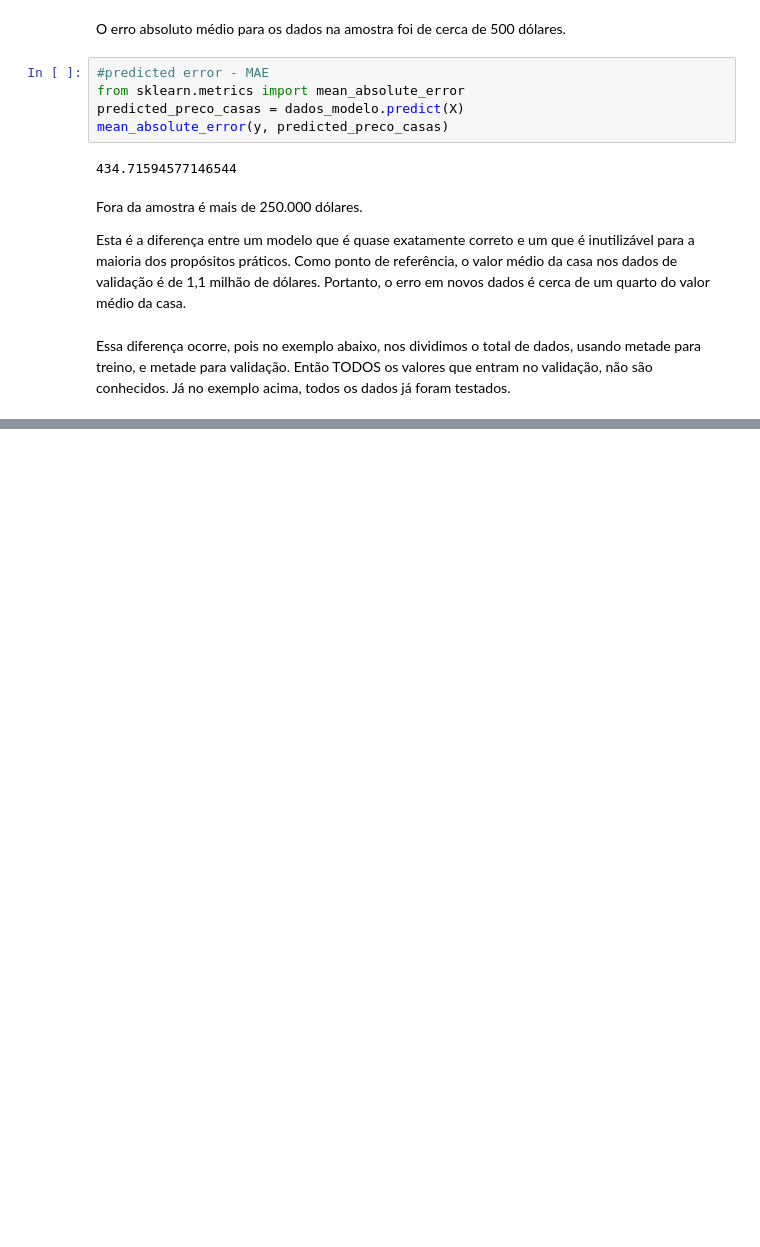
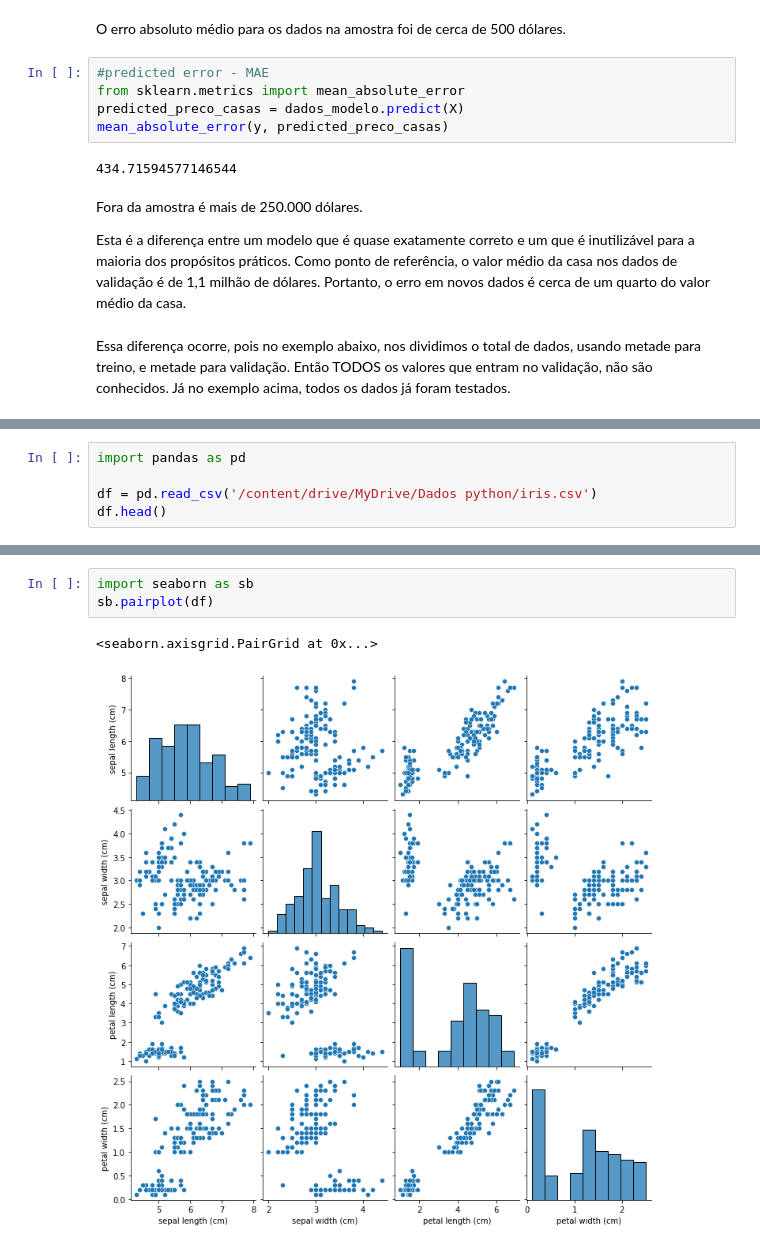
Before and after one commit to LuigiFerrari14/Curso-em-Video-Python---Guanabar-, a Jupyter notebook: Machine_Learning.ipynb, the cells around one changed output, grey strips where cells are left out. Saved outputs shown, nothing was run; the diff lists cells and outputs as text; blank space fills up the shorter version.

```diff
--- a/Machine_Learning.ipynb
+++ b/Machine_Learning.ipynb
@@ -167,0 +288,5 @@ print(mean_absolute_error(val_y, val_predictions))
+# %%
+import pandas as pd
+
+df = pd.read_csv('/content/drive/MyDrive/Dados python/iris.csv')
+df.head()
@@ -167,0 +300,6 @@ print(mean_absolute_error(val_y, val_predictions))
+# %%
+import seaborn as sb
+sb.pairplot(df)
+# %% [output]
+<seaborn.axisgrid.PairGrid at 0x...>
+[figure, added]
```
Also changed, not shown: parts of 46 cells of this notebook.
